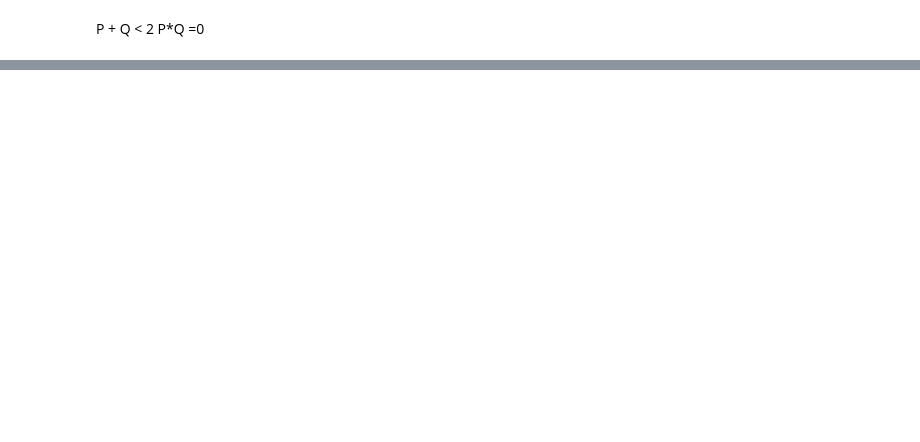
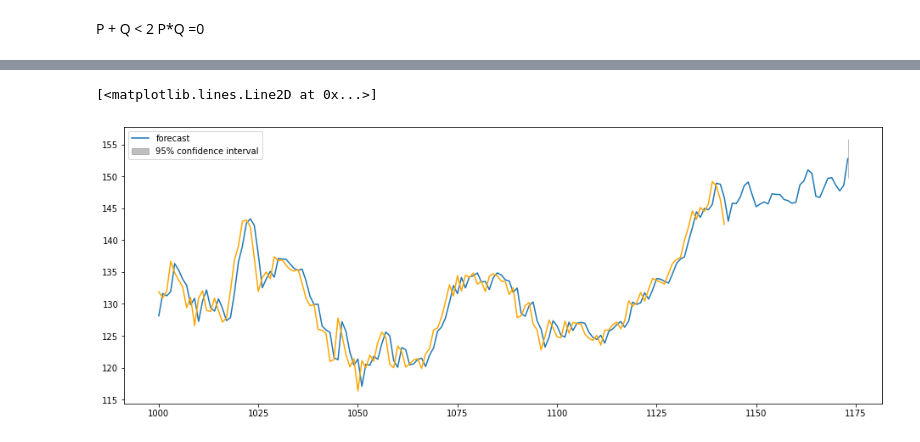
Before and after one commit to JxxHxxx/Ubion---MiniProject---TimeSeriesPrediction, a Jupyter notebook: TimeSeriesPredict_Stationary_ARIMA.ipynb, the cells around one changed output, grey strips where cells are left out. Saved outputs shown, nothing was run; the diff lists cells and outputs as text; code cells hidden in the pictures; blank space fills up the shorter version.

```diff
--- a/TimeSeriesPredict_Stationary_ARIMA.ipynb
+++ b/TimeSeriesPredict_Stationary_ARIMA.ipynb
@@ -204,0 +240,7 @@ Sample:                             2   HQIC                          4355.568
+# %%
+plt.rcParams['figure.figsize'] = (16,6)
+fig = model_fit.plot_predict(start = 1000, end = len(df_AAPL['Close']), plot_insample=False)
+plt.plot(df_AAPL['Close'][1000:len(df_AAPL['Close'])-30], color='orange')
+# %% [output]
+[<matplotlib.lines.Line2D at 0x...>]
+[figure, added]
```
Also changed, not shown: parts of 7 cells of this notebook.
